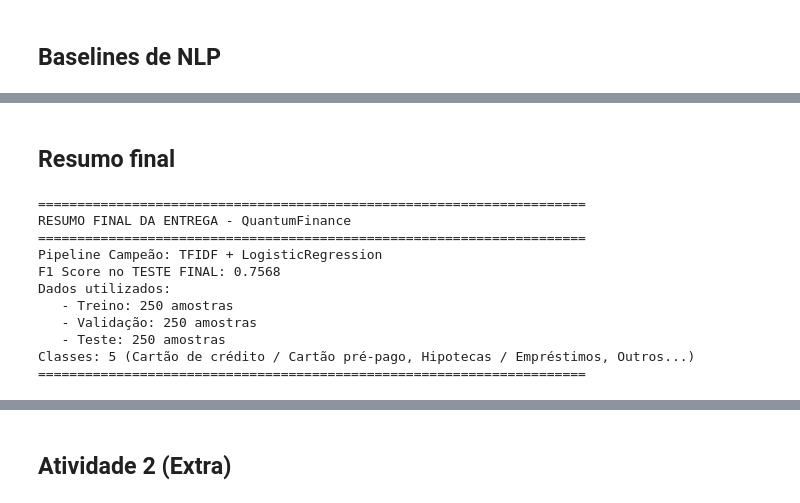
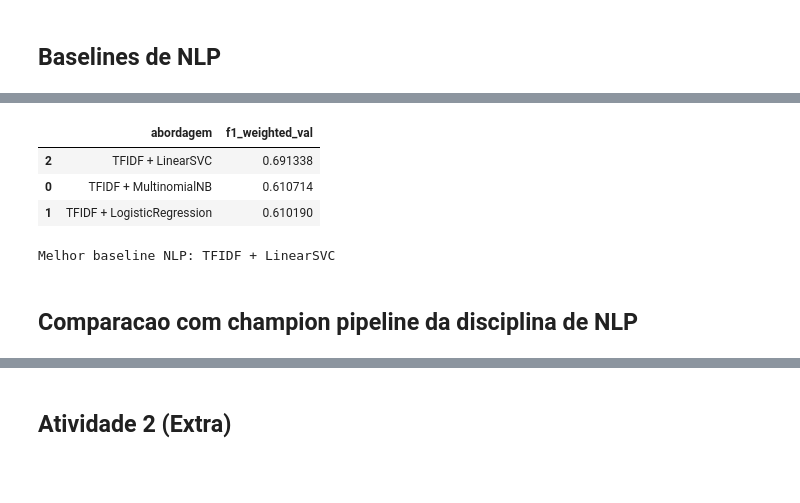
Before and after one commit to eroiborges/projetointegrado, a Jupyter notebook: generative_models/Projeto_Integrado_Template_Trabalho_Final_Generative_AI(2026_1).ipynb, the cells around one changed output, grey strips where cells are left out. Cells and saved outputs as stored; diff of their text form; code cells hidden in the pictures; blank space fills up the shorter version.

```diff
--- a/generative_models/Projeto_Integrado_Template_Trabalho_Final_Generative_AI(2026_1).ipynb
+++ b/generative_models/Projeto_Integrado_Template_Trabalho_Final_Generative_AI(2026_1).ipynb
@@ -577,26 +227,44 @@ Pipeline salvo em champion_pipeline.joblib
-# %% [markdown]
-## Resumo final
-# %%
-print("\n" + "="*70)
-print("RESUMO FINAL DA ENTREGA - QuantumFinance")
-print("="*70)
-print(f"Pipeline Campeão: {baseline_champion_name}")
-print(f"F1 Score no TESTE FINAL: {f1_final:.4f}")
-print(f"Dados utilizados:")
-print(f"   - Treino: {len(final_train)} amostras")
-print(f"   - Validação: {len(final_val)} amostras")
-print(f"   - Teste: {len(final_test)} amostras")
-print(f"Classes: {len(LABELS)} ({', '.join(LABELS[:3])}...)")
-print("="*70)
-# %% [output]
-======================================================================
-RESUMO FINAL DA ENTREGA - QuantumFinance
-======================================================================
-Pipeline Campeão: TFIDF + LogisticRegression
-F1 Score no TESTE FINAL: 0.7568
-Dados utilizados:
-   - Treino: 250 amostras
-   - Validação: 250 amostras
-   - Teste: 250 amostras
-Classes: 5 (Cartão de crédito / Cartão pré-pago, Hipotecas / Empréstimos, Outros...)
-======================================================================
+# %%
+def weighted_f1(y_true, y_pred):
+    return f1_score(y_true, y_pred, average="weighted")
+
+baseline_models = {
+    "TFIDF + MultinomialNB": Pipeline([
+        ("tfidf", TfidfVectorizer(ngram_range=(1, 2), min_df=1)),
+        ("clf", MultinomialNB())
+    ]),
+    "TFIDF + LogisticRegression": Pipeline([
+        ("tfidf", TfidfVectorizer(ngram_range=(1, 2), min_df=1)),
+        ("clf", LogisticRegression(max_iter=3000, random_state=SEED))
+    ]),
+    "TFIDF + LinearSVC": Pipeline([
+        ("tfidf", TfidfVectorizer(ngram_range=(1, 2), min_df=1)),
+        ("clf", LinearSVC())
+    ])
+}
+
+baseline_fitted = {}
+baseline_val_rows = []
+
+for name, model in baseline_models.items():
+    model.fit(train_df["text_clean"], train_df[target_col])
+    pred_val = model.predict(val_df["text_clean"])
+    f1_val = weighted_f1(val_df[target_col], pred_val)
+    baseline_fitted[name] = model
+    baseline_val_rows.append((name, f1_val))
+
+baseline_val_df = pd.DataFrame(baseline_val_rows, columns=["abordagem", "f1_weighted_val"]).sort_values("f1_weighted_val", ascending=False)
+display(baseline_val_df)
+
+best_baseline_name = baseline_val_df.iloc[0]["abordagem"]
+best_baseline = baseline_fitted[best_baseline_name]
+
+print("Melhor baseline NLP:", best_baseline_name)
+# %% [output]
+|  | abordagem | f1_weighted_val |
+| 2 | TFIDF + LinearSVC | 0.691338 |
+| 0 | TFIDF + MultinomialNB | 0.610714 |
+| 1 | TFIDF + LogisticRegression | 0.610190 |
+Melhor baseline NLP: TFIDF + LinearSVC
+# %% [markdown]
+## Comparacao com champion pipeline da disciplina de NLP
```
Also changed, not shown: parts of 53 cells of this notebook.
